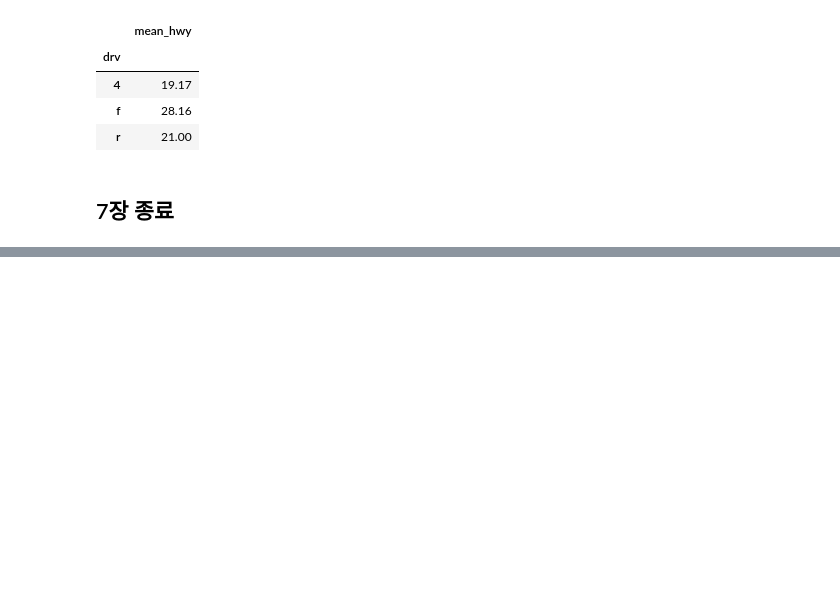
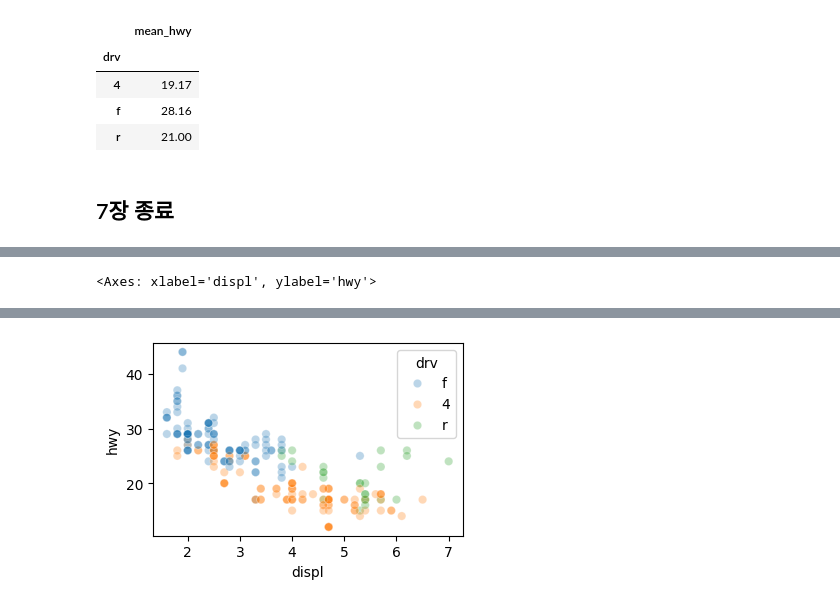
Before and after one commit to leeyunseok110/2025-1-myclass-BDA, a Jupyter notebook: inclass/09w_A_mon_0512_easy_ch07.ipynb, the cells around one changed output, grey strips where cells are left out. Drawn from its saved outputs; the diff is of its cells as text; code cells hidden in the pictures; blank space fills up the shorter version.

```diff
--- a/inclass/09w_A_mon_0512_easy_ch07.ipynb
+++ b/inclass/09w_A_mon_0512_easy_ch07.ipynb
@@ -839,0 +936,4 @@ mpg.groupby('drv').agg(mean_hwy = ('hwy', 'mean'))
+# %%
+sns.scatterplot(mpg, x='displ', y='hwy', alpha=.3, hue='drv')
+# %% [output]
+<Axes: xlabel='displ', ylabel='hwy'>
@@ -839,0 +957 @@ mpg.groupby('drv').agg(mean_hwy = ('hwy', 'mean'))
+[figure, added]
```
Also changed, not shown: parts of 14 cells of this notebook.
